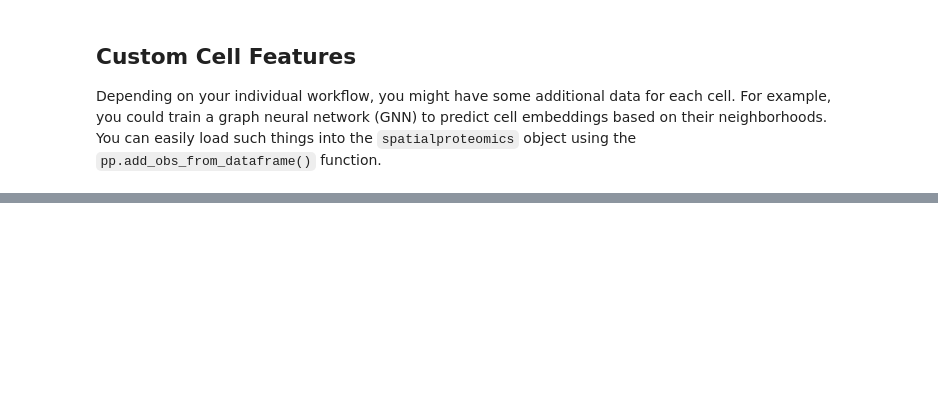
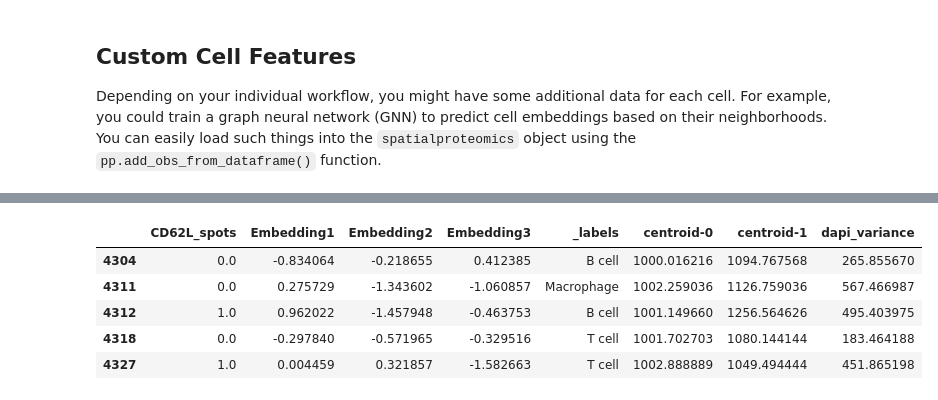
Before and after one commit to sagar87/spatialproteomics, a Jupyter notebook: docs/notebooks/Customizability.ipynb, the cells around one changed output, grey strips where cells are left out. Drawn from its saved outputs; the diff is of its cells as text; code cells hidden in the pictures; blank space fills up the shorter version.

```diff
--- a/docs/notebooks/Customizability.ipynb
+++ b/docs/notebooks/Customizability.ipynb
@@ -268,0 +273,12 @@ _ = ds.pl.render_obs("Embedding1").pl.imshow(legend_obs=True)
+# %%
+# predicting the number of spots using spotiflow
+ds = ds.tl.spotiflow(channel="CD62L")
+# quick look at the obs. This now contains a column called CD62L_spots
+ds.pp.get_layer_as_df("_obs").head()
+# %% [output]
+|  | CD62L_spots | Embedding1 | Embedding2 | Embedding3 | _labels | centroid-0 | centroid-1 | dapi_variance |
+| 4304 | 0.0 | -0.834064 | -0.218655 | 0.412385 | B cell | 1000.016216 | 1094.767568 | 265.855670 |
+| 4311 | 0.0 | 0.275729 | -1.343602 | -1.060857 | Macrophage | 1002.259036 | 1126.759036 | 567.466987 |
+| 4312 | 1.0 | 0.962022 | -1.457948 | -0.463753 | B cell | 1001.149660 | 1256.564626 | 495.403975 |
+| 4318 | 0.0 | -0.297840 | -0.571965 | -0.329516 | T cell | 1001.702703 | 1080.144144 | 183.464188 |
+| 4327 | 1.0 | 0.004459 | 0.321857 | -1.582663 | T cell | 1002.888889 | 1049.494444 | 451.865198 |
```
Also changed, not shown: parts of 9 cells of this notebook, 6 other files.
